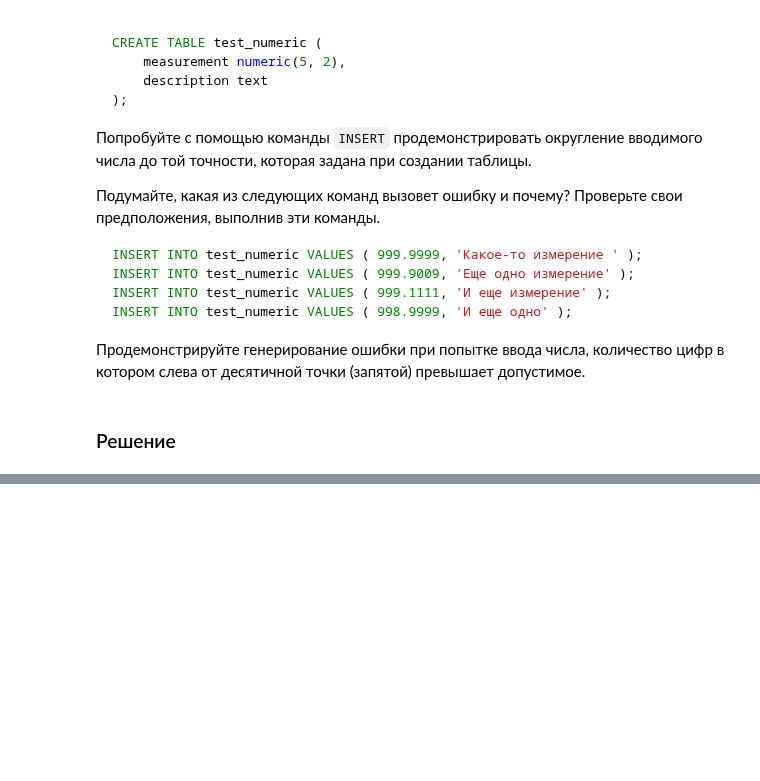
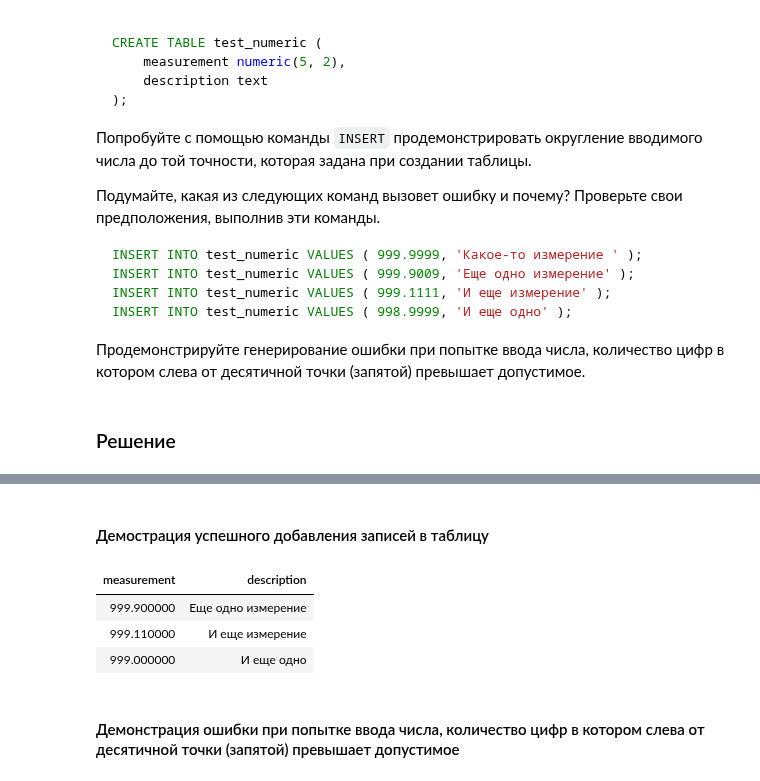
Before and after one commit to vowatchka/postgres_basic, a Jupyter notebook: practices/4_postgres_datatypes/sqlalchemy.ipynb, the cells around one changed output, grey strips where cells are left out. Drawn from its saved outputs; the diff is of its cells as text; code cells hidden in the pictures; blank space fills up the shorter version.

Commit message:
4 postgres datatypes: task 1 completed (sqlalchemy 2.x style)

```diff
--- a/practices/4_postgres_datatypes/sqlalchemy.ipynb
+++ b/practices/4_postgres_datatypes/sqlalchemy.ipynb
@@ -80,0 +52,24 @@ with Session() as session:
+# %%
+from sqlalchemy import Column, Table, MetaData, Numeric, Text
+from sqlalchemy.sql import delete, insert, select
+
+# Создаем таблицу императивно, потому что она не содержит атрибут первичного ключа
+TestNumeric = Table(
+    "test_numeric",
+    MetaData(),
+    Column(name="measurement", type_=Numeric(5, 2)),
+    Column(name="description", type_=Text)
+)
+
+
+with Session() as session:
+    TestNumeric.create(bind=engine, checkfirst=True)
+
+    # Удаление записей
+    session.execute(delete(TestNumeric))
+
+    session.execute(insert(TestNumeric).values((123.4567890, "Измерение")))
+
+    rows = session.execute(select(TestNumeric))
+
+    sqlalchemy_table(rows)
@@ -80,0 +81,7 @@ with Session() as session:
+# %%
+with Session() as session:
+    # Удаление записей
+    session.execute(delete(TestNumeric))
+
+    with exc_handler():
+        session.execute(insert(TestNumeric).values((999.9999, "Какое-то измерение")))
@@ -80,0 +95,21 @@ with Session() as session:
+# %% [markdown]
+#### Демострация успешного добавления записей в таблицу
+# %%
+with Session() as session:
+    # Удаление записей
+    session.execute(delete(TestNumeric))
+
+    session.execute(insert(TestNumeric).values((999.9009, "Еще одно измерение")))
+    session.execute(insert(TestNumeric).values((999.1111, "И еще измерение")))
+    session.execute(insert(TestNumeric).values((998.9999, "И еще одно")))
+
+    rows = session.execute(select(TestNumeric))
+
+    sqlalchemy_table(rows)
+# %% [output]
+| measurement | description |
+| 999.900000 | Еще одно измерение |
+| 999.110000 | И еще измерение |
+| 999.000000 | И еще одно |
+# %% [markdown]
+#### Демонстрация ошибки при попытке ввода числа, количество цифр в котором слева от десятичной точки (запятой) превышает допустимое
```
Also changed, not shown: parts of 258 cells of this notebook.
